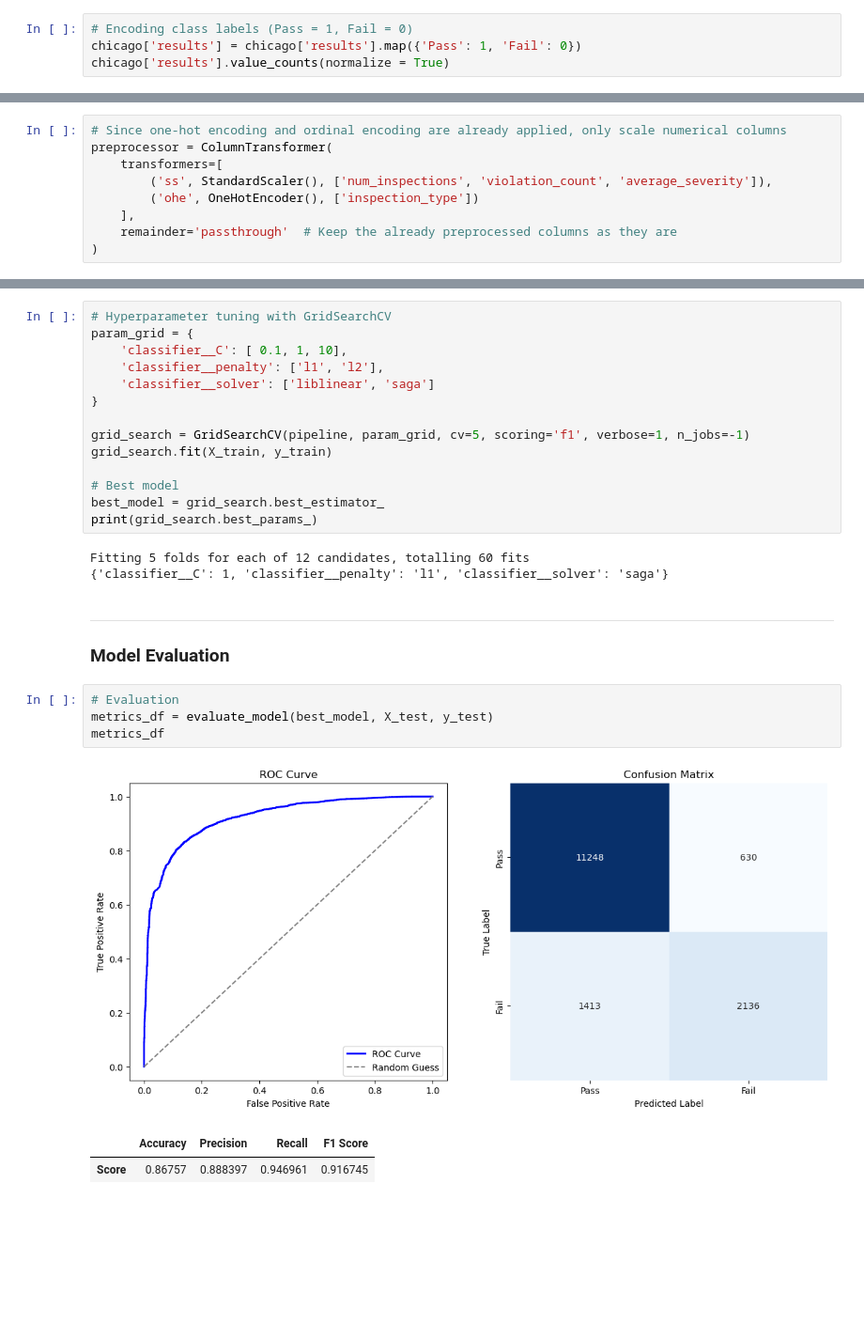
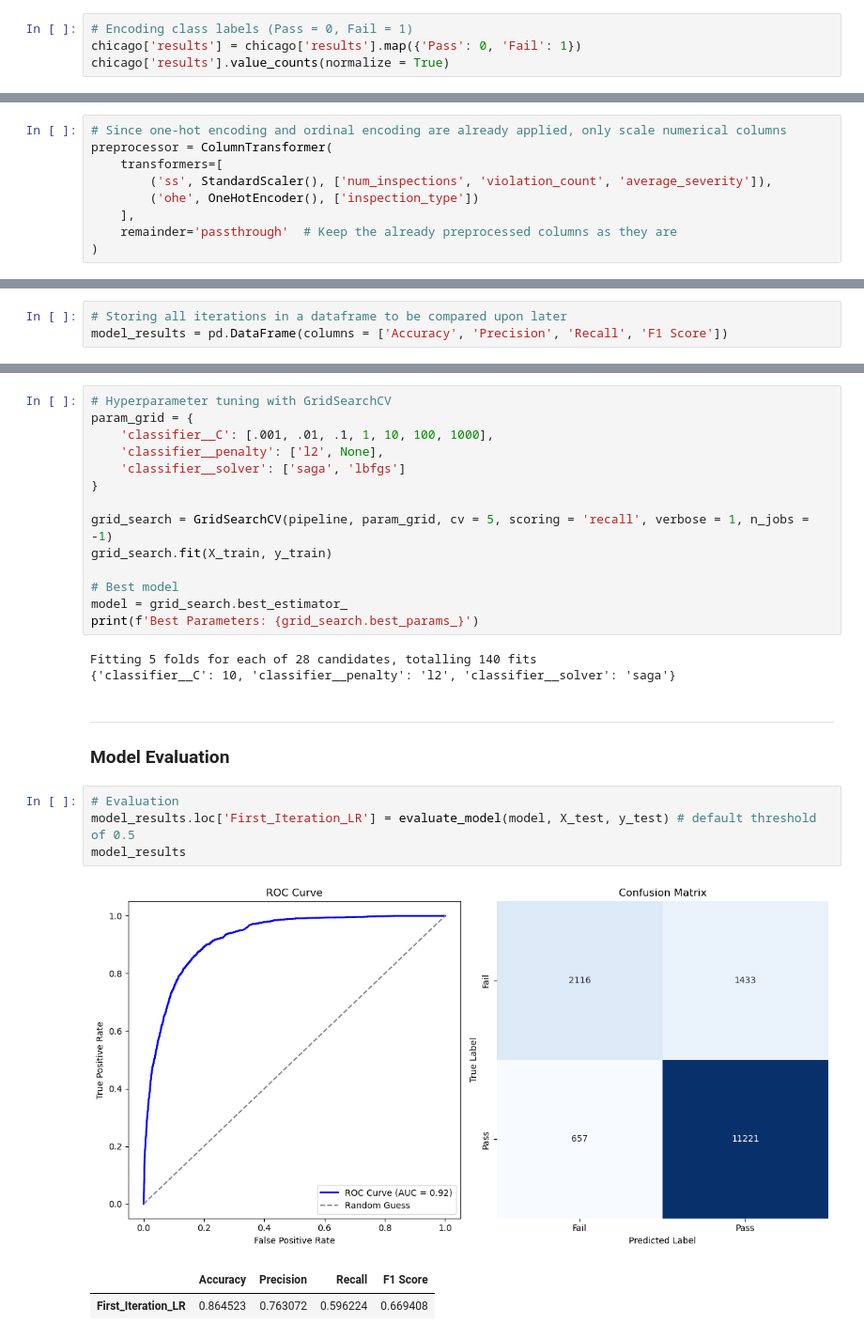
Before and after one commit to CharlesCro/food-inspections, a Jupyter notebook: code/notebooks/02_modelling.ipynb, the cells around one changed output, grey strips where cells are left out. Shown: that part at 94% size. Cells and saved outputs as stored; diff of their text form; blank space fills up the shorter version.

Commit message:
Modelling Continued

```diff
--- a/code/notebooks/02_modelling.ipynb
+++ b/code/notebooks/02_modelling.ipynb
@@ -118,8 +74,8 @@ Name: proportion, dtype: float64
 ---
 ### Preprocessing
 # %%
-# Encoding class labels (Pass = 1, Fail = 0)
-chicago['results'] = chicago['results'].map({'Pass': 1, 'Fail': 0})
+# Encoding class labels (Pass = 0, Fail = 1)
+chicago['results'] = chicago['results'].map({'Pass': 0, 'Fail': 1})
 chicago['results'].value_counts(normalize = True)
 # %% [output]
 results
@@ -187 +205,4 @@ preprocessor = ColumnTransformer(
+# %%
+# Storing all iterations in a dataframe to be compared upon later
+model_results = pd.DataFrame(columns = ['Accuracy', 'Precision', 'Recall', 'F1 Score'])
 # %% [markdown]
@@ -196,30 +216,30 @@ pipeline = Pipeline([
 # %%
 # Hyperparameter tuning with GridSearchCV
 param_grid = {
-    'classifier__C': [ 0.1, 1, 10],
-    'classifier__penalty': ['l1', 'l2'],
-    'classifier__solver': ['liblinear', 'saga']
+    'classifier__C': [.001, .01, .1, 1, 10, 100, 1000],
+    'classifier__penalty': ['l2', None],
+    'classifier__solver': ['saga', 'lbfgs']
 }
 
-grid_search = GridSearchCV(pipeline, param_grid, cv=5, scoring='f1', verbose=1, n_jobs=-1)
+grid_search = GridSearchCV(pipeline, param_grid, cv = 5, scoring = 'recall', verbose = 1, n_jobs = -1)
 grid_search.fit(X_train, y_train)
 
 # Best model
-best_model = grid_search.best_estimator_
-print(grid_search.best_params_)
+model = grid_search.best_estimator_
+print(f'Best Parameters: {grid_search.best_params_}')
 # %% [output]
-Fitting 5 folds for each of 12 candidates, totalling 60 fits
-{'classifier__C': 1, 'classifier__penalty': 'l1', 'classifier__solver': 'saga'}
+Fitting 5 folds for each of 28 candidates, totalling 140 fits
+{'classifier__C': 10, 'classifier__penalty': 'l2', 'classifier__solver': 'saga'}
 # %% [markdown]
 ---
 ### Model Evaluation
 # %%
 # Evaluation
-metrics_df = evaluate_model(best_model, X_test, y_test)
-metrics_df
+model_results.loc['First_Iteration_LR'] = evaluate_model(model, X_test, y_test) # default threshold of 0.5
+model_results
 # %% [output]
-[figure, old version]
+[figure, new version]
 |  | Accuracy | Precision | Recall | F1 Score |
-| Score | 0.86757 | 0.888397 | 0.946961 | 0.916745 |
+| First_Iteration_LR | 0.864523 | 0.763072 | 0.596224 | 0.669408 |
 # %% [markdown]
 ---
```
Also changed, not shown: parts of 16 cells of this notebook, 1 other file.
